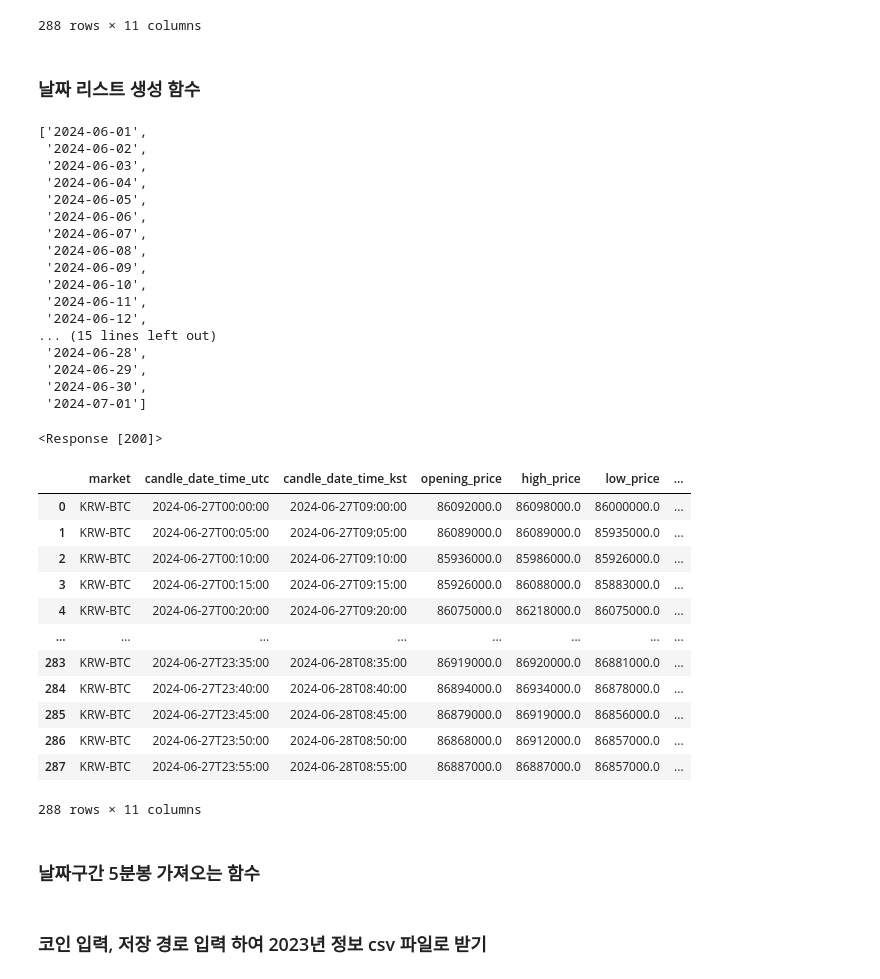
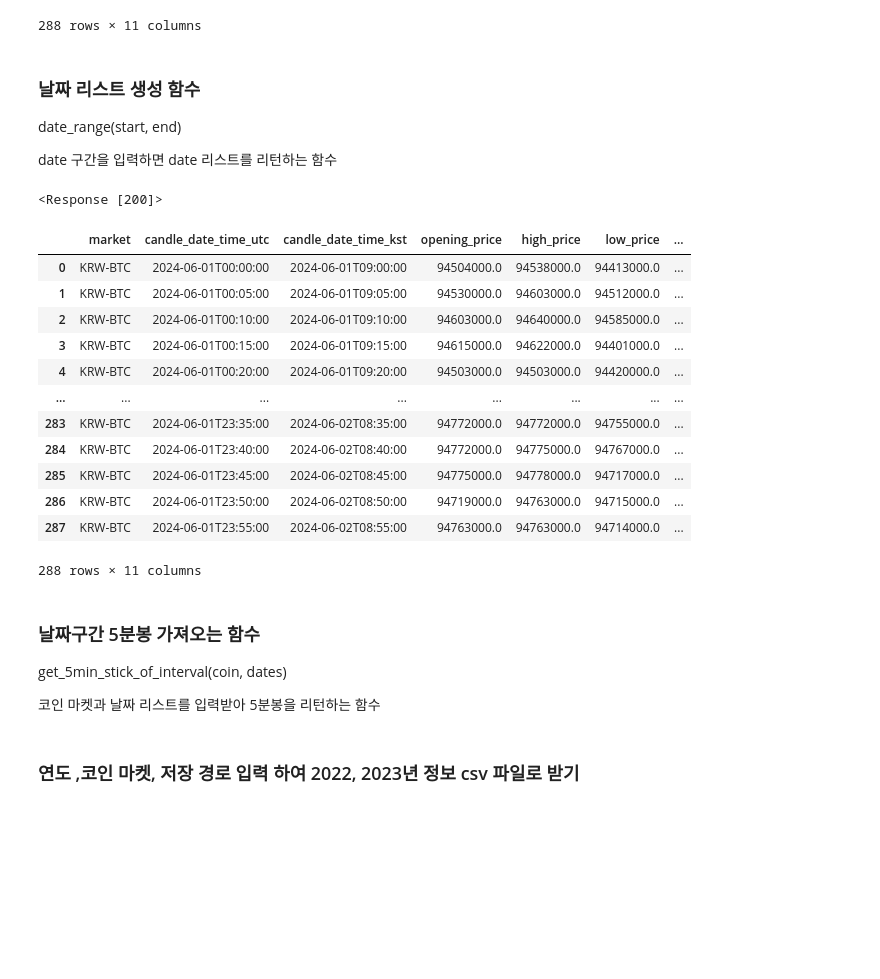
Before and after one commit to ppsygit/coinAnalysis, a Jupyter notebook: upbit_bitcoin_minute5.ipynb, the cells around one changed output. Saved outputs shown, nothing was run; the diff lists cells and outputs as text; code cells hidden in the pictures; blank space fills up the shorter version.

```diff
--- a/upbit_bitcoin_minute5.ipynb
+++ b/upbit_bitcoin_minute5.ipynb
@@ -93,54 +107,43 @@ df
 288 rows × 11 columns
 # %% [markdown]
 ### 날짜 리스트 생성 함수
+
+date_range(start, end)
+
+date 구간을 입력하면 date 리스트를 리턴하는 함수
 # %%
 from datetime import datetime, timedelta
 
 def date_range(start, end):
     start = datetime.strptime(start, "%Y-%m-%d")
     end = datetime.strptime(end, "%Y-%m-%d")
     dates = [(start + timedelta(days=i)).strftime("%Y-%m-%d") for i in range((end-start).days+1)]
     return dates
 
 dates = date_range("2024-06-01", "2024-07-01")
-dates
+
+get_5min_stick_of_1day('BTC',dates[0])
 # %% [output]
-['2024-06-01',
- '2024-06-02',
- '2024-06-03',
- '2024-06-04',
- '2024-06-05',
- '2024-06-06',
- '2024-06-07',
- '2024-06-08',
- '2024-06-09',
- '2024-06-10',
- '2024-06-11',
- '2024-06-12',
-... (15 lines left out)
- '2024-06-28',
- '2024-06-29',
- '2024-06-30',
- '2024-07-01']
+<Response [200]>
+|  | market | candle_date_time_utc | candle_date_time_kst | opening_price | high_price | low_price | ... |
+| 0 | KRW-BTC | 2024-06-01T00:00:00 | 2024-06-01T09:00:00 | 94504000.0 | 94538000.0 | 94413000.0 | ... |
+| 1 | KRW-BTC | 2024-06-01T00:05:00 | 2024-06-01T09:05:00 | 94530000.0 | 94603000.0 | 94512000.0 | ... |
+| 2 | KRW-BTC | 2024-06-01T00:10:00 | 2024-06-01T09:10:00 | 94603000.0 | 94640000.0 | 94585000.0 | ... |
+| 3 | KRW-BTC | 2024-06-01T00:15:00 | 2024-06-01T09:15:00 | 94615000.0 | 94622000.0 | 94401000.0 | ... |
+| 4 | KRW-BTC | 2024-06-01T00:20:00 | 2024-06-01T09:20:00 | 94503000.0 | 94503000.0 | 94420000.0 | ... |
+| ... | ... | ... | ... | ... | ... | ... | ... |
+| 283 | KRW-BTC | 2024-06-01T23:35:00 | 2024-06-02T08:35:00 | 94772000.0 | 94772000.0 | 94755000.0 | ... |
+| 284 | KRW-BTC | 2024-06-01T23:40:00 | 2024-06-02T08:40:00 | 94772000.0 | 94775000.0 | 94767000.0 | ... |
+| 285 | KRW-BTC | 2024-06-01T23:45:00 | 2024-06-02T08:45:00 | 94775000.0 | 94778000.0 | 94717000.0 | ... |
+| 286 | KRW-BTC | 2024-06-01T23:50:00 | 2024-06-02T08:50:00 | 94719000.0 | 94763000.0 | 94715000.0 | ... |
+| 287 | KRW-BTC | 2024-06-01T23:55:00 | 2024-06-02T08:55:00 | 94763000.0 | 94763000.0 | 94714000.0 | ... |
+288 rows × 11 columns
-# %%
-get_5min_stick_of_1day('BTC','2024-06-27')
-# %% [output]
-<Response [200]>
-|  | market | candle_date_time_utc | candle_date_time_kst | opening_price | high_price | low_price | ... |
-| 0 | KRW-BTC | 2024-06-27T00:00:00 | 2024-06-27T09:00:00 | 86092000.0 | 86098000.0 | 86000000.0 | ... |
-| 1 | KRW-BTC | 2024-06-27T00:05:00 | 2024-06-27T09:05:00 | 86089000.0 | 86089000.0 | 85935000.0 | ... |
-| 2 | KRW-BTC | 2024-06-27T00:10:00 | 2024-06-27T09:10:00 | 85936000.0 | 85986000.0 | 85926000.0 | ... |
-| 3 | KRW-BTC | 2024-06-27T00:15:00 | 2024-06-27T09:15:00 | 85926000.0 | 86088000.0 | 85883000.0 | ... |
-| 4 | KRW-BTC | 2024-06-27T00:20:00 | 2024-06-27T09:20:00 | 86075000.0 | 86218000.0 | 86075000.0 | ... |
-| ... | ... | ... | ... | ... | ... | ... | ... |
-| 283 | KRW-BTC | 2024-06-27T23:35:00 | 2024-06-28T08:35:00 | 86919000.0 | 86920000.0 | 86881000.0 | ... |
-| 284 | KRW-BTC | 2024-06-27T23:40:00 | 2024-06-28T08:40:00 | 86894000.0 | 86934000.0 | 86878000.0 | ... |
-| 285 | KRW-BTC | 2024-06-27T23:45:00 | 2024-06-28T08:45:00 | 86879000.0 | 86919000.0 | 86856000.0 | ... |
-| 286 | KRW-BTC | 2024-06-27T23:50:00 | 2024-06-28T08:50:00 | 86868000.0 | 86912000.0 | 86857000.0 | ... |
-| 287 | KRW-BTC | 2024-06-27T23:55:00 | 2024-06-28T08:55:00 | 86887000.0 | 86887000.0 | 86857000.0 | ... |
-288 rows × 11 columns
 # %% [markdown]
 ### 날짜구간 5분봉 가져오는 함수
+
+get_5min_stick_of_interval(coin, dates)
+
+코인 마켓과 날짜 리스트를 입력받아 5분봉을 리턴하는 함수
 # %%
 
 def get_5min_stick_of_interval(coin, dates):
@@ -161,7 +164,7 @@ def get_5min_stick_of_interval(coin, dates):
     return df
     # return df.reset_index().drop(columns='index')
 # %% [markdown]
-### 코인 입력, 저장 경로 입력 하여 2023년 정보 csv 파일로 받기
+### 연도 ,코인 마켓, 저장 경로 입력 하여 2022, 2023년 정보 csv 파일로 받기
 # %%
 import pandas as pd
 # 코인 리스트 가져오기
```
Also changed, not shown: parts of 9 cells of this notebook, 1 other file.
